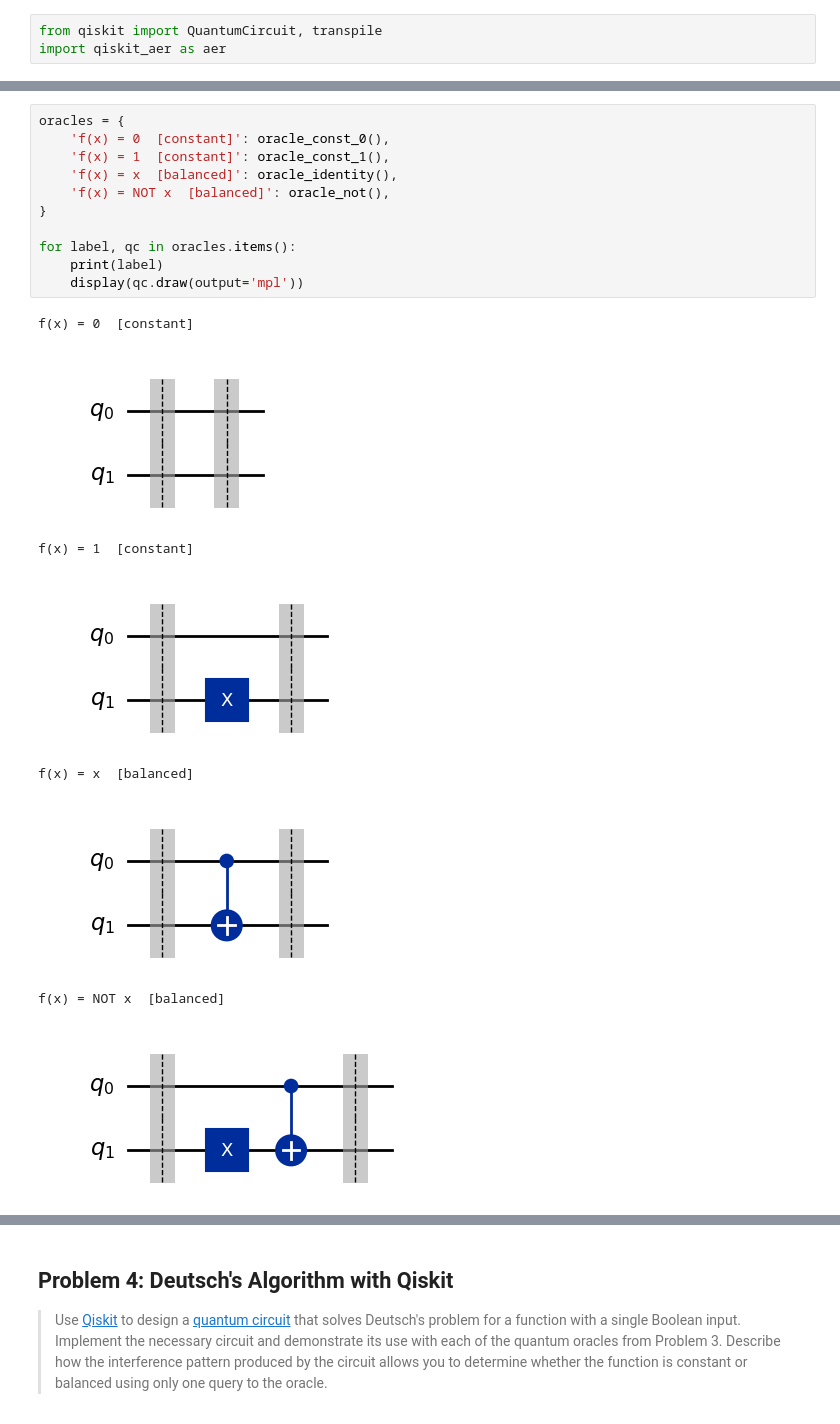
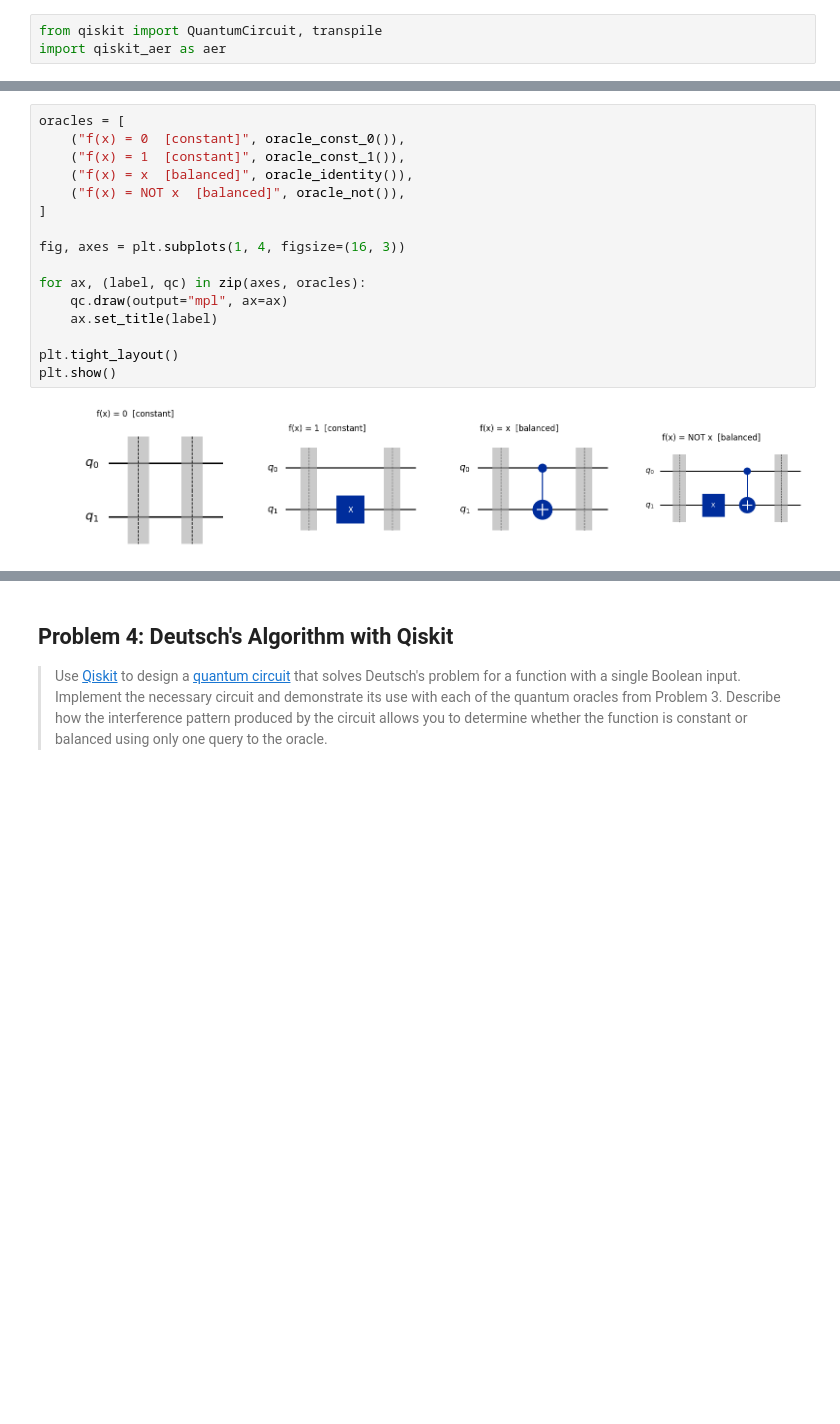
Before and after one commit to McDonaghMichael/EmergingTechnologies, a Jupyter notebook: problems.ipynb, the cells around one changed output, grey strips where cells are left out. Cells and saved outputs as stored; diff of their text form; blank space fills up the shorter version.

Commit message:
Updated Problem 3 with better explansations, clearer formats and used matplot for diagram formatting

```diff
--- a/problems.ipynb
+++ b/problems.ipynb
@@ -273,22 +315,20 @@ def oracle_not():
     qc.barrier()
     return qc
 # %%
-oracles = {
-    'f(x) = 0  [constant]': oracle_const_0(),
-    'f(x) = 1  [constant]': oracle_const_1(),
-    'f(x) = x  [balanced]': oracle_identity(),
-    'f(x) = NOT x  [balanced]': oracle_not(),
-}
+oracles = [
+    ("f(x) = 0  [constant]", oracle_const_0()),
+    ("f(x) = 1  [constant]", oracle_const_1()),
+    ("f(x) = x  [balanced]", oracle_identity()),
+    ("f(x) = NOT x  [balanced]", oracle_not()),
+]
 
-for label, qc in oracles.items():
-    print(label)
-    display(qc.draw(output='mpl'))
+fig, axes = plt.subplots(1, 4, figsize=(16, 3))
+
+for ax, (label, qc) in zip(axes, oracles):
+    qc.draw(output="mpl", ax=ax)
+    ax.set_title(label)
+
+plt.tight_layout()
+plt.show()
 # %% [output]
-f(x) = 0  [constant]
-[figure, old version]
+[figure, new version]
-f(x) = 1  [constant]
-[figure, removed]
-f(x) = x  [balanced]
-[figure, removed]
-f(x) = NOT x  [balanced]
-[figure, removed]
```
Also changed, not shown: parts of 19 cells of this notebook, 1 other file.
